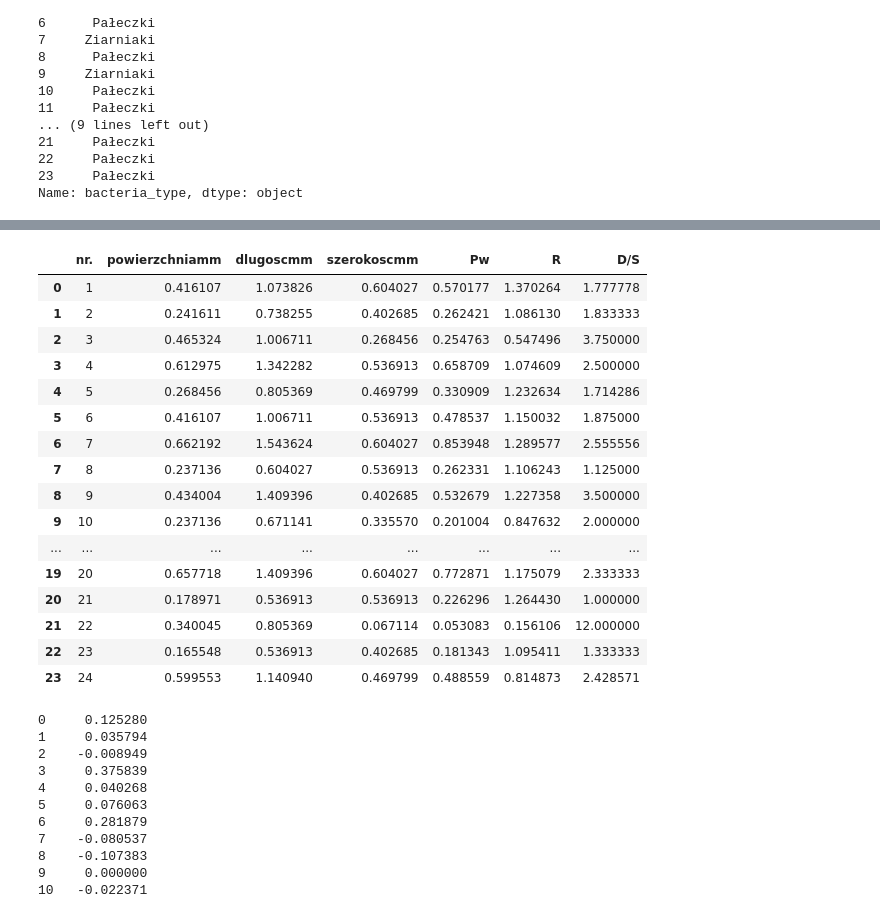
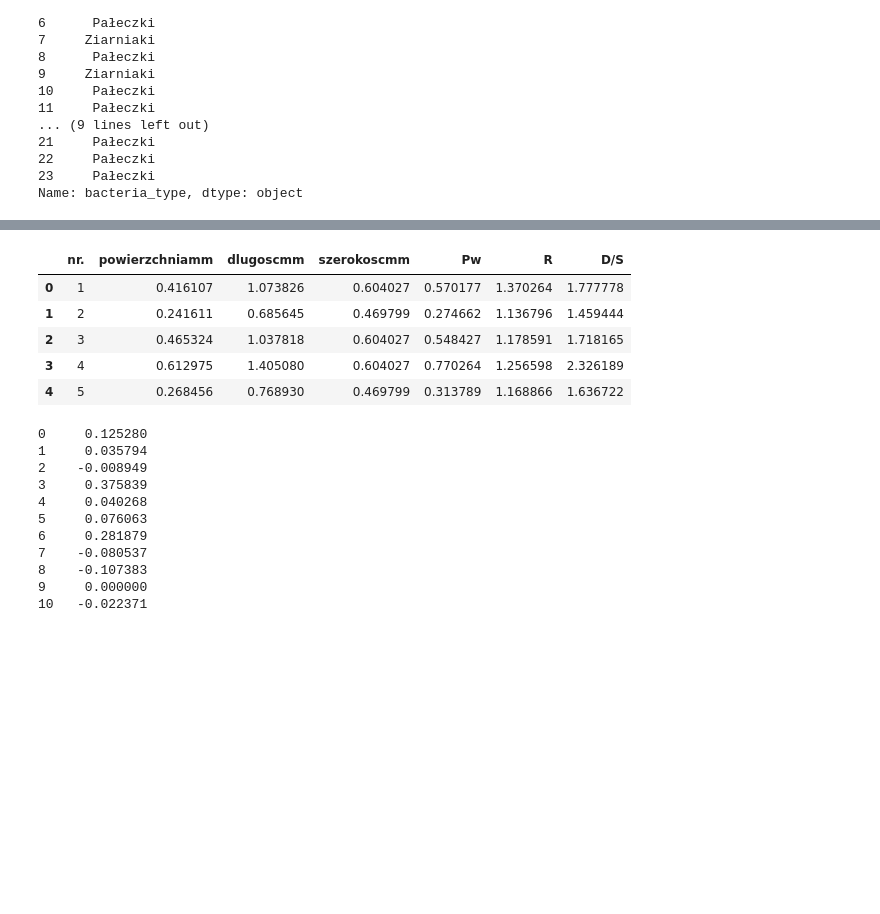
Before and after one commit to bAIcteria/microscope-ml-analyser, a Jupyter notebook: workflows/02_workflow/replace_macros_for_evaluation.ipynb, the cells around one changed output, grey strips where cells are left out. Saved outputs shown, nothing was run; the diff lists cells and outputs as text; code cells hidden in the pictures; blank space fills up the shorter version.

```diff
--- a/workflows/02_workflow/replace_macros_for_evaluation.ipynb
+++ b/workflows/02_workflow/replace_macros_for_evaluation.ipynb
@@ -467,23 +461,12 @@ real_df[['nr.','powierzchniamm','dlugoscmm','szerokoscmm','Pw','R','D/S']]
 # %%
-predicted_df[['nr.','powierzchniamm','dlugoscmm','szerokoscmm','Pw','R','D/S']]
+predicted_df[['nr.','powierzchniamm','dlugoscmm','szerokoscmm','Pw','R','D/S']].head()
 # %% [output]
 |  | nr. | powierzchniamm | dlugoscmm | szerokoscmm | Pw | R | D/S |
 | 0 | 1 | 0.416107 | 1.073826 | 0.604027 | 0.570177 | 1.370264 | 1.777778 |
-| 1 | 2 | 0.241611 | 0.738255 | 0.402685 | 0.262421 | 1.086130 | 1.833333 |
-| 2 | 3 | 0.465324 | 1.006711 | 0.268456 | 0.254763 | 0.547496 | 3.750000 |
-| 3 | 4 | 0.612975 | 1.342282 | 0.536913 | 0.658709 | 1.074609 | 2.500000 |
-| 4 | 5 | 0.268456 | 0.805369 | 0.469799 | 0.330909 | 1.232634 | 1.714286 |
-| 5 | 6 | 0.416107 | 1.006711 | 0.536913 | 0.478537 | 1.150032 | 1.875000 |
-| 6 | 7 | 0.662192 | 1.543624 | 0.604027 | 0.853948 | 1.289577 | 2.555556 |
-| 7 | 8 | 0.237136 | 0.604027 | 0.536913 | 0.262331 | 1.106243 | 1.125000 |
-| 8 | 9 | 0.434004 | 1.409396 | 0.402685 | 0.532679 | 1.227358 | 3.500000 |
-| 9 | 10 | 0.237136 | 0.671141 | 0.335570 | 0.201004 | 0.847632 | 2.000000 |
-| ... | ... | ... | ... | ... | ... | ... | ... |
-| 19 | 20 | 0.657718 | 1.409396 | 0.604027 | 0.772871 | 1.175079 | 2.333333 |
-| 20 | 21 | 0.178971 | 0.536913 | 0.536913 | 0.226296 | 1.264430 | 1.000000 |
-| 21 | 22 | 0.340045 | 0.805369 | 0.067114 | 0.053083 | 0.156106 | 12.000000 |
-| 22 | 23 | 0.165548 | 0.536913 | 0.402685 | 0.181343 | 1.095411 | 1.333333 |
-| 23 | 24 | 0.599553 | 1.140940 | 0.469799 | 0.488559 | 0.814873 | 2.428571 |
+| 1 | 2 | 0.241611 | 0.685645 | 0.469799 | 0.274662 | 1.136796 | 1.459444 |
+| 2 | 3 | 0.465324 | 1.037818 | 0.604027 | 0.548427 | 1.178591 | 1.718165 |
+| 3 | 4 | 0.612975 | 1.405080 | 0.604027 | 0.770264 | 1.256598 | 2.326189 |
+| 4 | 5 | 0.268456 | 0.768930 | 0.469799 | 0.313789 | 1.168866 | 1.636722 |
 # %%
 real_df['powierzchniamm']-predicted_df['powierzchniamm']
 # %% [output]
```
Also changed, not shown: parts of 11 cells of this notebook, 42 other files.
